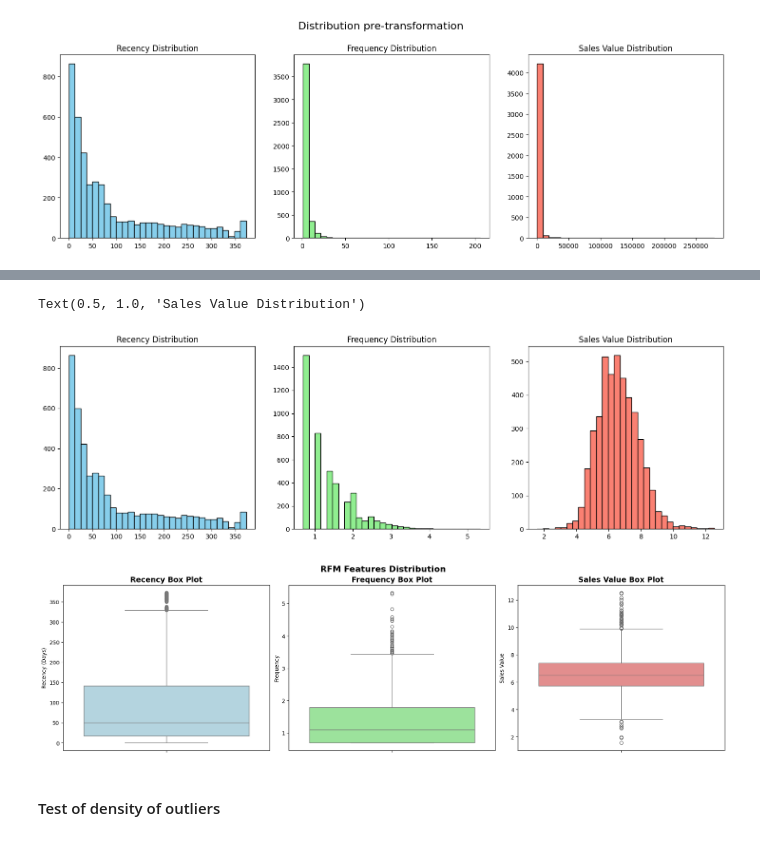
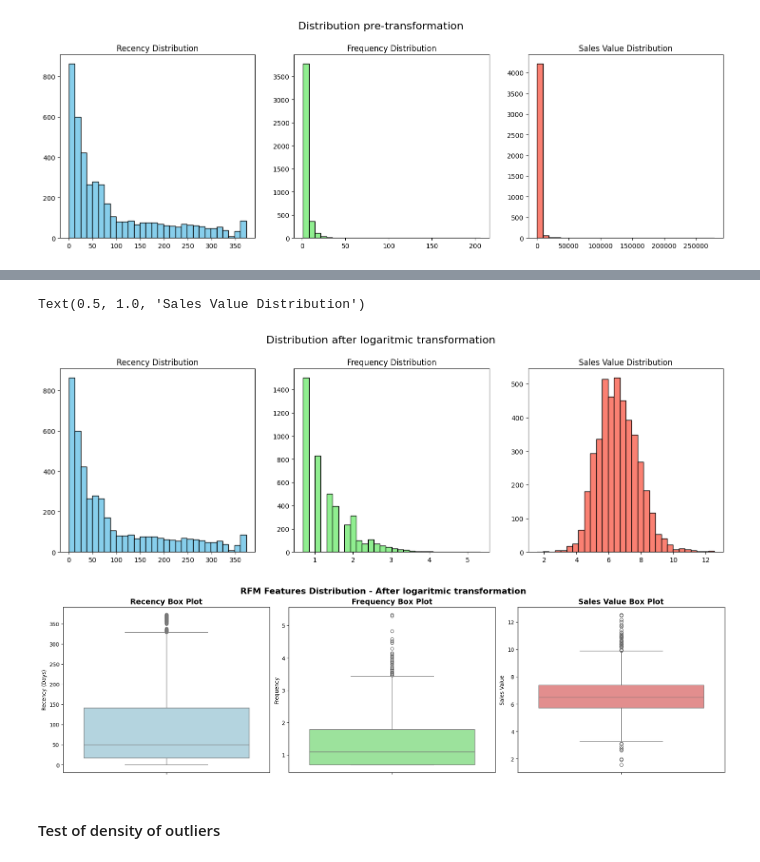
Before and after one commit to CaballeroRAR/ds_projects_collabs, a Jupyter notebook: 1-cluster_retail_uci/notebook/cluster_retail.ipynb, the cells around one changed output, grey strips where cells are left out. Drawn from its saved outputs; the diff is of its cells as text; code cells hidden in the pictures.

```diff
--- a/1-cluster_retail_uci/notebook/cluster_retail.ipynb
+++ b/1-cluster_retail_uci/notebook/cluster_retail.ipynb
@@ -758,15 +702,16 @@ df_test_log = log_transform_column(df_rfm, columns_to_transform, True)
 # %%
 # Graph distributions of RFM features
 fig, axes = plt.subplots(1, 3, figsize=(18, 5))
+fig.suptitle('Distribution after logaritmic transformation', fontsize=16, y=1.02)
 axes[0].hist(df_test_log['recency_days'], bins=30, color='skyblue', edgecolor='black')
 axes[0].set_title('Recency Distribution')
 axes[1].hist(df_test_log['frequency_log'], bins=30, color='lightgreen', edgecolor='black')
 axes[1].set_title('Frequency Distribution')
 axes[2].hist(df_test_log['sale_value_log'], bins=30, color='salmon', edgecolor='black')
 axes[2].set_title('Sales Value Distribution')
 # %% [output]
 Text(0.5, 1.0, 'Sales Value Distribution')
-[figure, old version]
+[figure, new version]
 # %%
 fig, axes = plt.subplots(1, 3, figsize=(18, 5), constrained_layout=True)
 
@@ -785,10 +730,10 @@ sns.boxplot(y=df_test_log['sale_value_log'], ax=axes[2], color='lightcoral')
 axes[2].set_title('Sales Value Box Plot', fontsize=14, fontweight='bold')
 axes[2].set_ylabel('Sales Value')
 
-plt.suptitle('RFM Features Distribution', fontsize=16, fontweight='bold')
+plt.suptitle('RFM Features Distribution - After logaritmic transformation', fontsize=16, fontweight='bold')
 plt.show()
 # %% [output]
-[figure, old version]
+[figure, new version]
 # %% [markdown]
 #### Test of density of outliers
 # %%
```
Also changed, not shown: parts of 13 cells of this notebook, 1 other file.
